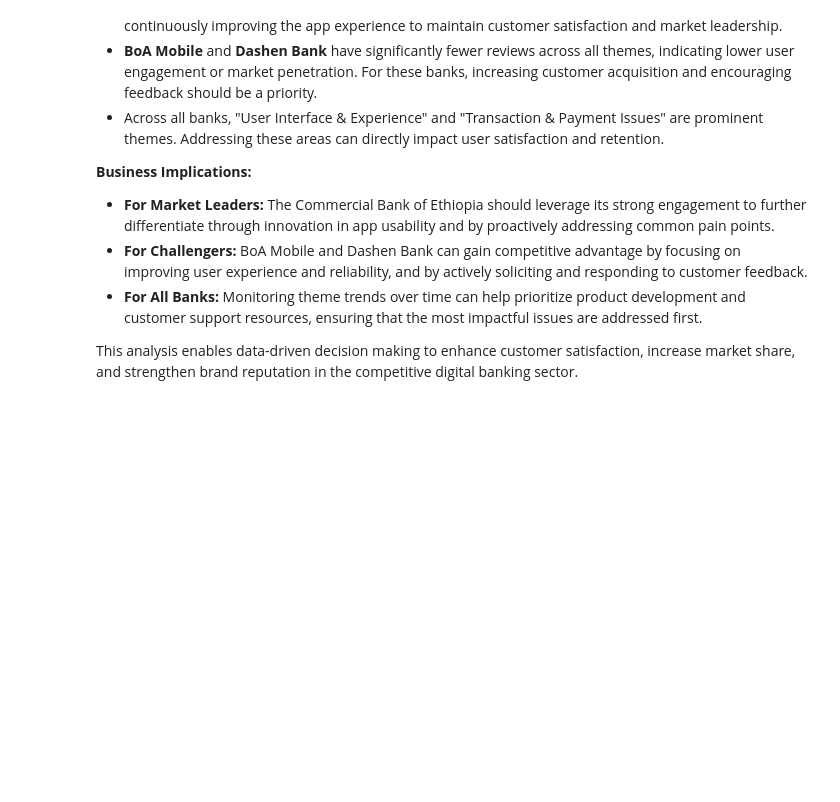
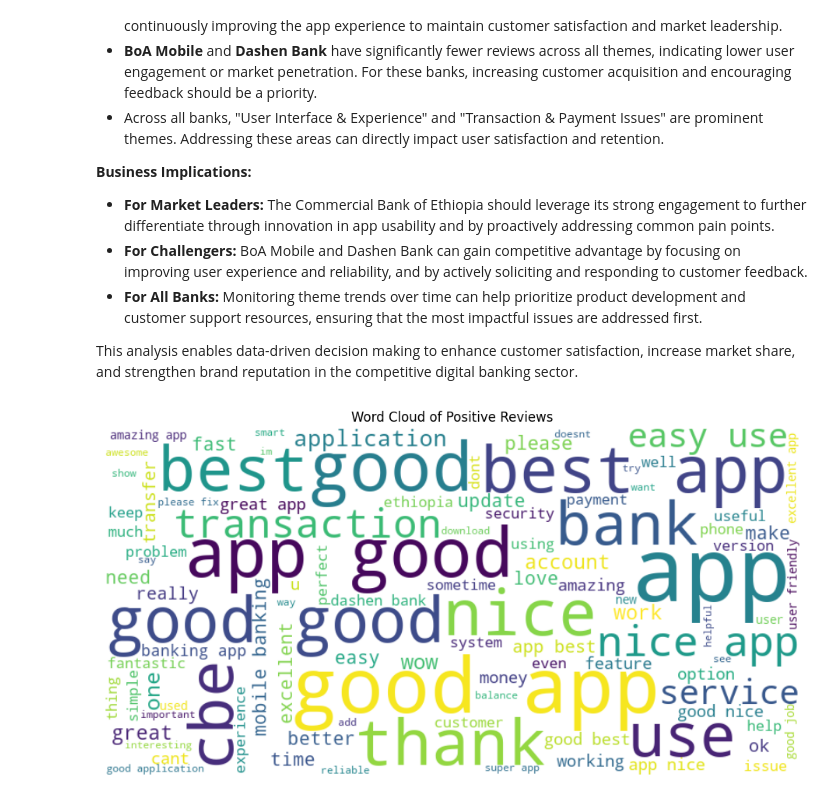
Before and after one commit to Jonepeter/fintech-customer-experience-analytics, a Jupyter notebook: notebooks/analysis.ipynb, the cells around one changed output. Drawn from its saved outputs; the diff is of its cells as text; code cells hidden in the pictures; blank space fills up the shorter version.

Commit message:
feat: enhance analysis notebook with word cloud visualizations for positive and negative reviews across banks

```diff
--- a/notebooks/analysis.ipynb
+++ b/notebooks/analysis.ipynb
@@ -111,3 +111,13 @@ The chart above visualizes the frequency of the top review themes for each bank,
 - **For All Banks:** Monitoring theme trends over time can help prioritize product development and customer support resources, ensuring that the most impactful issues are addressed first.
 
 This analysis enables data-driven decision making to enhance customer satisfaction, increase market share, and strengthen brand reputation in the competitive digital banking sector.
+# %%
+# Create a word cloud for positive words
+# Filter for positive reviews
+positive_reviews = final_review_data[final_review_data['sentiment_veder_label'] == 'POSITIVE']
+positive_text = ' '.join(positive_reviews['preprocessed_review'].astype(str))
+positive_reviews
+# Create and display word cloud for positive reviews
+task4_analysis.create_wordcloud(positive_text, 'Word Cloud of Positive Reviews')
+# %% [output]
+[figure, added]
```
Also changed, not shown: parts of 5 cells of this notebook.
